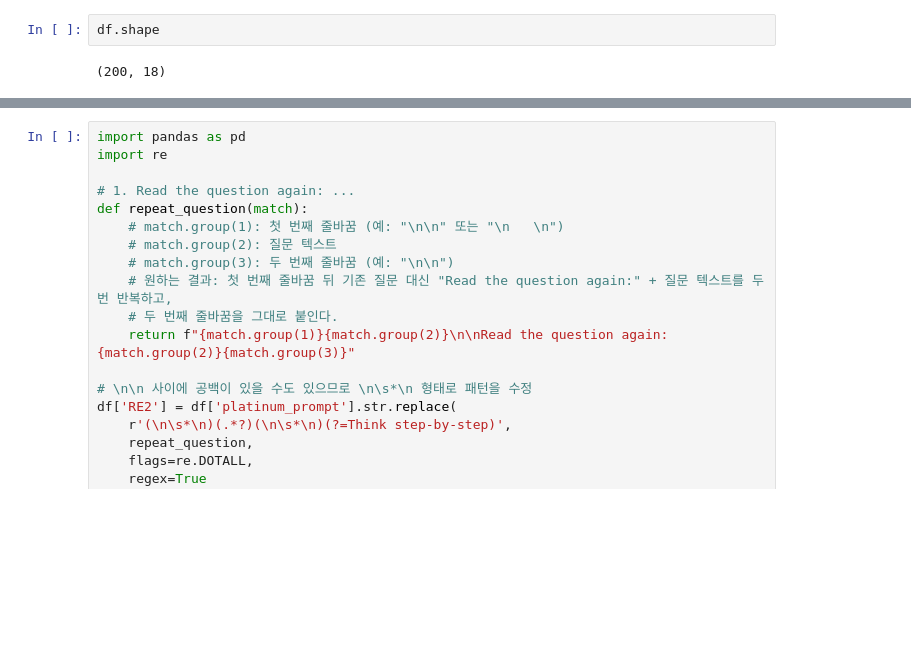
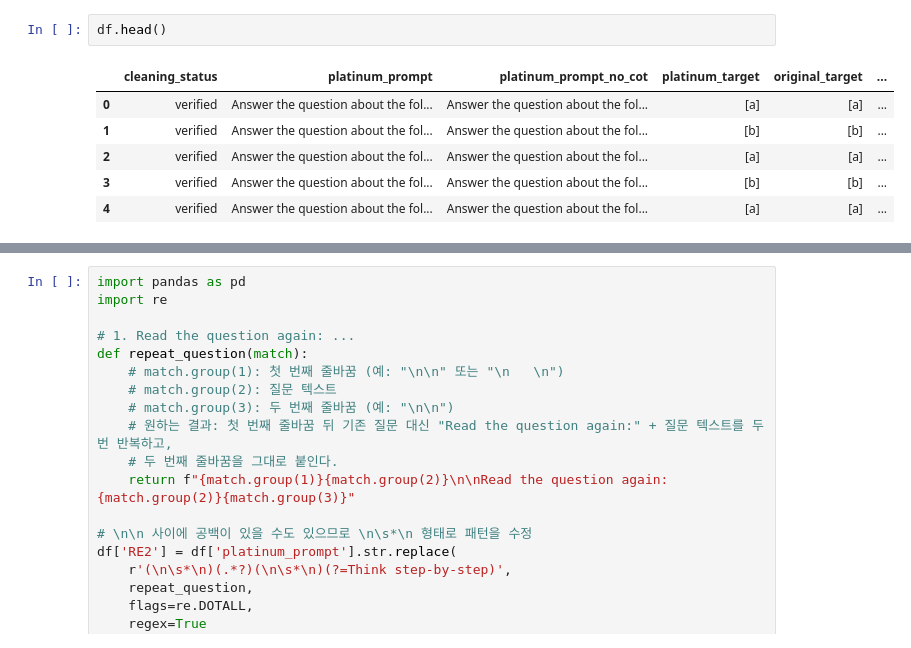
Before and after one commit to WooYoungSeok/Smart_RE2, a Jupyter notebook: Original_datasets/modify_winograd_wsc.ipynb, the cells around one changed output, grey strips where cells are left out. Cells and saved outputs as stored; diff of their text form; blank space fills up the shorter version.

```diff
--- a/Original_datasets/modify_winograd_wsc.ipynb
+++ b/Original_datasets/modify_winograd_wsc.ipynb
@@ -9,7 +17,12 @@ df = pd.read_parquet(file_path)
 # %%
-df.shape
+df.head()
 # %% [output]
-(200, 18)
+|  | cleaning_status | platinum_prompt | platinum_prompt_no_cot | platinum_target | original_target | ... |
+| 0 | verified | Answer the question about the fol... | Answer the question about the fol... | [a] | [a] | ... |
+| 1 | verified | Answer the question about the fol... | Answer the question about the fol... | [b] | [b] | ... |
+| 2 | verified | Answer the question about the fol... | Answer the question about the fol... | [a] | [a] | ... |
+| 3 | verified | Answer the question about the fol... | Answer the question about the fol... | [b] | [b] | ... |
+| 4 | verified | Answer the question about the fol... | Answer the question about the fol... | [a] | [a] | ... |
 # %%
 df['platinum_prompt'][0]
 # %% [output]
```
Also changed, not shown: parts of 8 cells of this notebook, 2 other files.
